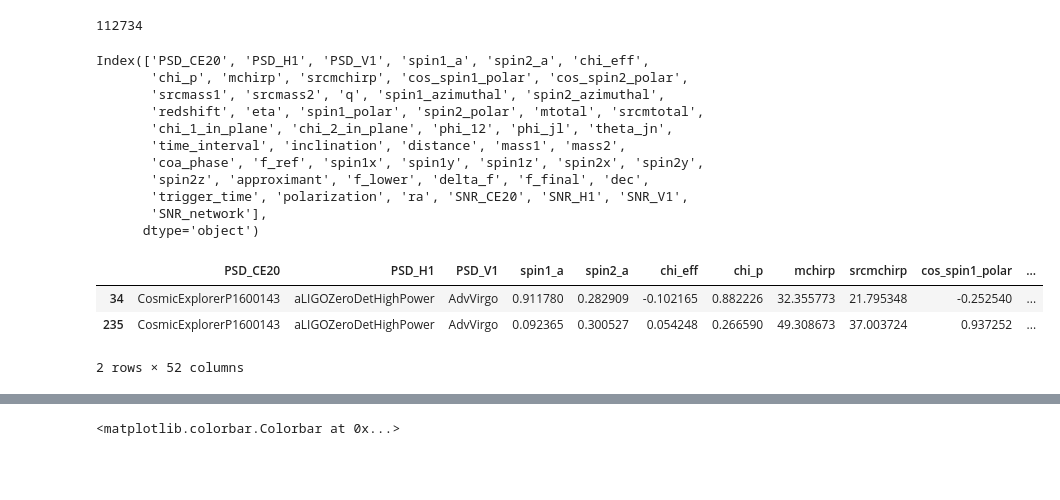
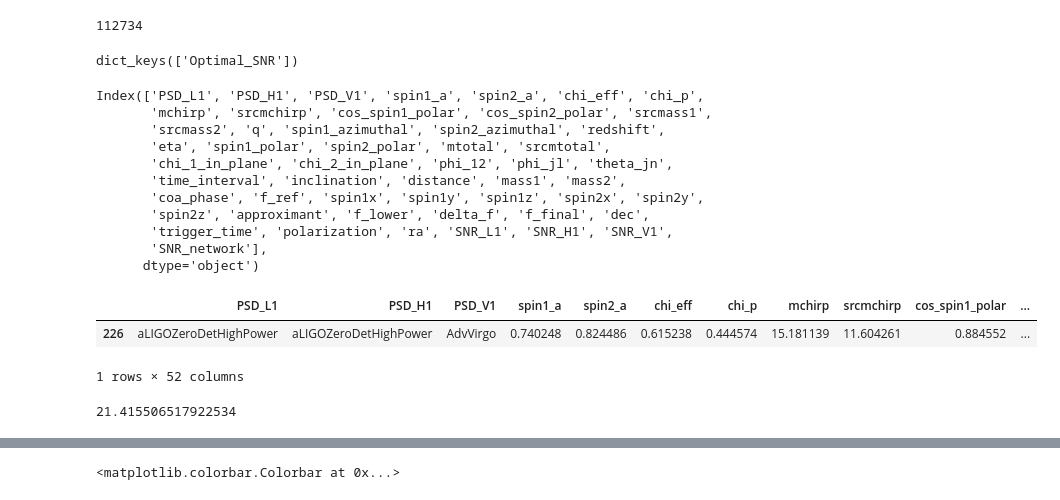
Before and after one commit to divyajyoti09/next_gen_detect, a Jupyter notebook: SNR_plots.ipynb, the cells around one changed output, grey strips where cells are left out. Cells and saved outputs as stored; diff of their text form; code cells hidden in the pictures; blank space fills up the shorter version.

```diff
--- a/SNR_plots.ipynb
+++ b/SNR_plots.ipynb
@@ -6,19 +6,12 @@ import pylab as plt
 # %%
 python = '/Users/gravity/opt/anaconda3/envs/gwforge_18Oct24/bin/python'
 # %%
+day_pop = dd.io.load("../param_data_files/test_pop_1_day.h5")
 year_pop = dd.io.load("../param_data_files/test_pop_year.h5")
 # %%
 len(year_pop['redshift'])
 # %% [output]
 112734
-# %%
-test_data_local = dd.io.load('../output_data/1_day_prec_z_10_local_SNR_data.h5')['Optimal_SNR']
-test_data_parallel = dd.io.load('../output_data/1_day_prec_z_10_parallel_SNR_data.h5')['Optimal_SNR']
-test_data_serial = dd.io.load('../output_data/1_day_prec_z_10_serial_SNR_data.h5')['Optimal_SNR']
-data_7_days = dd.io.load('../output_data/7_days_prec_z_10_parallel_SNR_data.h5')['Optimal_SNR']
-data_31_days_LHV_Design = dd.io.load('../output_data/31_days_prec_z_10_LHV_Design_PSDs_SNR_data.h5')['Optimal_SNR']
-data_31_days_LHV_Aplus = dd.io.load('../output_data/31_days_prec_z_10_LHV_Aplus_PSDs_SNR_data.h5')['Optimal_SNR']
-data_31_days_LHV_XG = dd.io.load('../output_data/31_days_prec_z_10_LH_CE_PSD_V_ET_PSD_SNR_data.h5')['Optimal_SNR']
 # %%
 def get_detected_SNRs(data_dict, ifo_threshold=5, network_threshold=10, method='all'):
     SNR_keys = [key for key in data_dict.keys() if 'SNR' in key]
@@ -41,28 +34,42 @@ def get_detected_SNRs(data_dict, ifo_threshold=5, network_threshold=10, method='
     elif method=='network':
         detected_events_df = detected_dict['network']
     return(detected_events_df, detected_dict)
+# %%
+data_file_local = dd.io.load('../output_data/1_day_prec_z_10_local_SNR_data.h5')
+test_data_local = data_file_local['Optimal_SNR']
+data_7_days = dd.io.load('../output_data/7_days_prec_z_10_parallel_SNR_data.h5')['Optimal_SNR']
+data_31_days_LHV_Design = dd.io.load('../output_data/31_days_prec_z_10_LHV_Design_PSDs_SNR_data.h5')['Optimal_SNR']
+data_31_days_LHV_Aplus = dd.io.load('../output_data/31_days_prec_z_10_LHV_Aplus_PSDs_SNR_data.h5')['Optimal_SNR']
+data_31_days_LHV_XG = dd.io.load('../output_data/31_days_prec_z_10_LH_CE_PSD_V_ET_PSD_SNR_data.h5')['Optimal_SNR']
+# %%
+data_file_local.keys()
+# %% [output]
+dict_keys(['Optimal_SNR'])
 # %%
 test_data_local.keys()
 # %% [output]
-Index(['PSD_CE20', 'PSD_H1', 'PSD_V1', 'spin1_a', 'spin2_a', 'chi_eff',
-       'chi_p', 'mchirp', 'srcmchirp', 'cos_spin1_polar', 'cos_spin2_polar',
-       'srcmass1', 'srcmass2', 'q', 'spin1_azimuthal', 'spin2_azimuthal',
-       'redshift', 'eta', 'spin1_polar', 'spin2_polar', 'mtotal', 'srcmtotal',
+Index(['PSD_L1', 'PSD_H1', 'PSD_V1', 'spin1_a', 'spin2_a', 'chi_eff', 'chi_p',
+       'mchirp', 'srcmchirp', 'cos_spin1_polar', 'cos_spin2_polar', 'srcmass1',
+       'srcmass2', 'q', 'spin1_azimuthal', 'spin2_azimuthal', 'redshift',
+       'eta', 'spin1_polar', 'spin2_polar', 'mtotal', 'srcmtotal',
        'chi_1_in_plane', 'chi_2_in_plane', 'phi_12', 'phi_jl', 'theta_jn',
        'time_interval', 'inclination', 'distance', 'mass1', 'mass2',
        'coa_phase', 'f_ref', 'spin1x', 'spin1y', 'spin1z', 'spin2x', 'spin2y',
        'spin2z', 'approximant', 'f_lower', 'delta_f', 'f_final', 'dec',
-       'trigger_time', 'polarization', 'ra', 'SNR_CE20', 'SNR_H1', 'SNR_V1',
+       'trigger_time', 'polarization', 'ra', 'SNR_L1', 'SNR_H1', 'SNR_V1',
        'SNR_network'],
       dtype='object')
 # %%
-detected_local_events, info_dict = get_detected_SNRs(test_data_local)
+detected_local_events, info_dict = get_detected_SNRs(test_data_local, method='network')
 detected_local_events
 # %% [output]
-|  | PSD_CE20 | PSD_H1 | PSD_V1 | spin1_a | spin2_a | chi_eff | chi_p | mchirp | srcmchirp | cos_spin1_polar | ... |
-| 34 | CosmicExplorerP1600143 | aLIGOZeroDetHighPower | AdvVirgo | 0.911780 | 0.282909 | -0.102165 | 0.882226 | 32.355773 | 21.795348 | -0.252540 | ... |
-| 235 | CosmicExplorerP1600143 | aLIGOZeroDetHighPower | AdvVirgo | 0.092365 | 0.300527 | 0.054248 | 0.266590 | 49.308673 | 37.003724 | 0.937252 | ... |
+|  | PSD_L1 | PSD_H1 | PSD_V1 | spin1_a | spin2_a | chi_eff | chi_p | mchirp | srcmchirp | cos_spin1_polar | ... |
+| 226 | aLIGOZeroDetHighPower | aLIGOZeroDetHighPower | AdvVirgo | 0.740248 | 0.824486 | 0.615238 | 0.444574 | 15.181139 | 11.604261 | 0.884552 | ... |
-2 rows × 52 columns
+1 rows × 52 columns
+# %%
+max(test_data_local['SNR_network'])
+# %% [output]
+21.415506517922534
 # %%
 detected_local_netw = get_detected_SNRs(test_data_local)['network']
 detected_31_days_LHV_design_netw = get_detected_SNRs(data_31_days_LHV_Design)['network']
```
Also changed, not shown: parts of 1 cell of this notebook, 2 other files.
